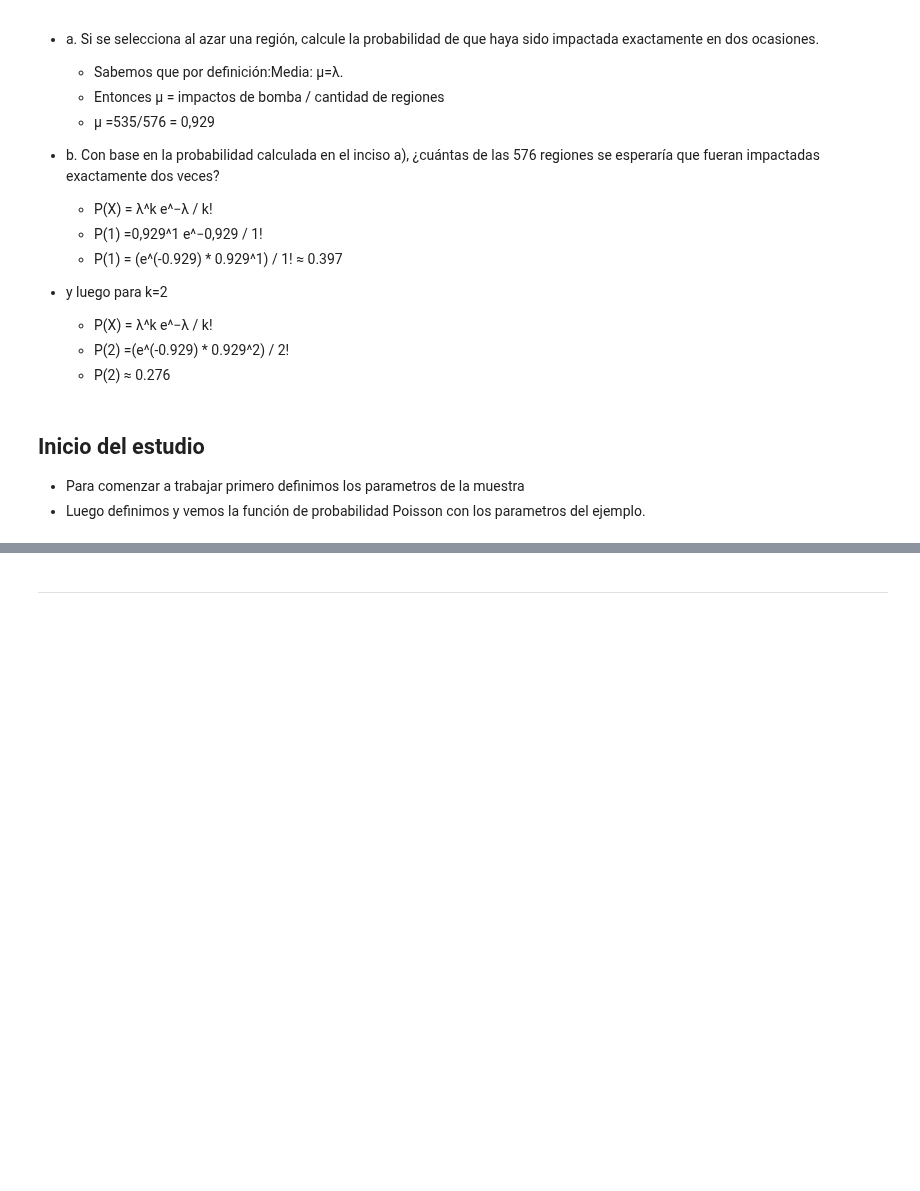
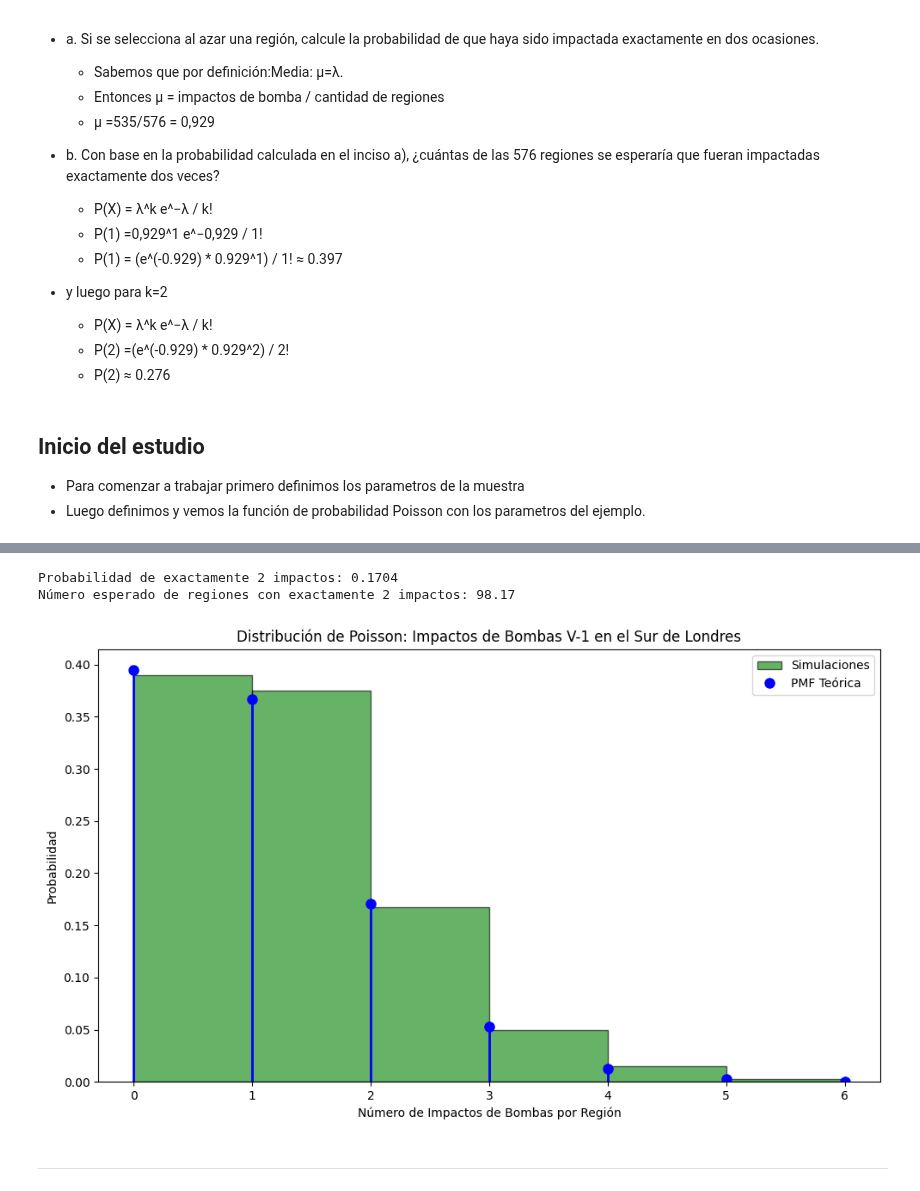
Before and after one commit to DaniCh-Coder/Python-Notes, a Jupyter notebook: ps stats/Probability-distributions/dist-prob-poisson-sapce-war.ipynb, the cells around one changed output, grey strips where cells are left out. Drawn from its saved outputs; the diff is of its cells as text; code cells hidden in the pictures; blank space fills up the shorter version.

```diff
--- a/ps stats/Probability-distributions/dist-prob-poisson-sapce-war.ipynb
+++ b/ps stats/Probability-distributions/dist-prob-poisson-sapce-war.ipynb
@@ -339,2 +80,48 @@ El nivel de confianza de esto es: 99.7%
+# %%
+import numpy as np
+import matplotlib.pyplot as plt
+from scipy.stats import poisson
+
+# Parámetros de la distribución de Poisson
+lambda_ = 0.929  # Tasa promedio de impacto de bombas por región
+k = 2  # Número de impactos
+
+# Función de masa de probabilidad (PMF)
+probabilidad_k = poisson.pmf(k, lambda_)
+
+# Calcular el número esperado de regiones con exactamente k impactos
+num_regiones = 576
+num_esperado = probabilidad_k * num_regiones
+
+print(f'Probabilidad de exactamente {k} impactos: {probabilidad_k:.4f}')
+print(f'Número esperado de regiones con exactamente {k} impactos: {num_esperado:.2f}')
+
+# Simulación de datos
+n_simulaciones = 10000
+simulaciones = poisson.rvs(lambda_, size=n_simulaciones)
+
+# Gráfico de la distribución de Poisson
+fig, ax = plt.subplots(figsize=(10, 6))
+x = np.arange(0, max(simulaciones) + 1)
+pmf = poisson.pmf(x, lambda_)
+
+# Histogramas y PMF
+ax.hist(simulaciones, bins=x, density=True, alpha=0.6, color='g', edgecolor='black', label='Simulaciones')
+ax.plot(x, pmf, 'bo', ms=8, label='PMF Teórica')
+ax.vlines(x, 0, pmf, colors='b', lw=2)
+
+# Etiquetas y título
+ax.set_xlabel('Número de Impactos de Bombas por Región')
+ax.set_ylabel('Probabilidad')
+ax.set_title('Distribución de Poisson: Impactos de Bombas V-1 en el Sur de Londres')
+ax.legend()
+
+# Mostrar el gráfico
+plt.tight_layout()
+plt.show()
+# %% [output]
+Probabilidad de exactamente 2 impactos: 0.1704
+Número esperado de regiones con exactamente 2 impactos: 98.17
+[figure, added]
 # %% [markdown]
 ___________________________________________________________________________________________________________________________
```
Also changed, not shown: parts of 27 cells of this notebook, 1 other file.
